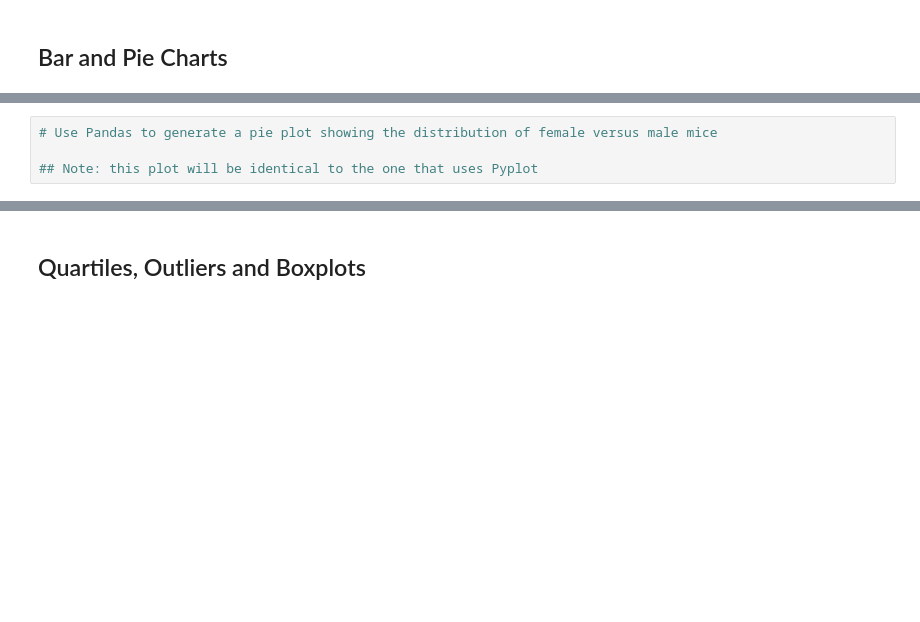
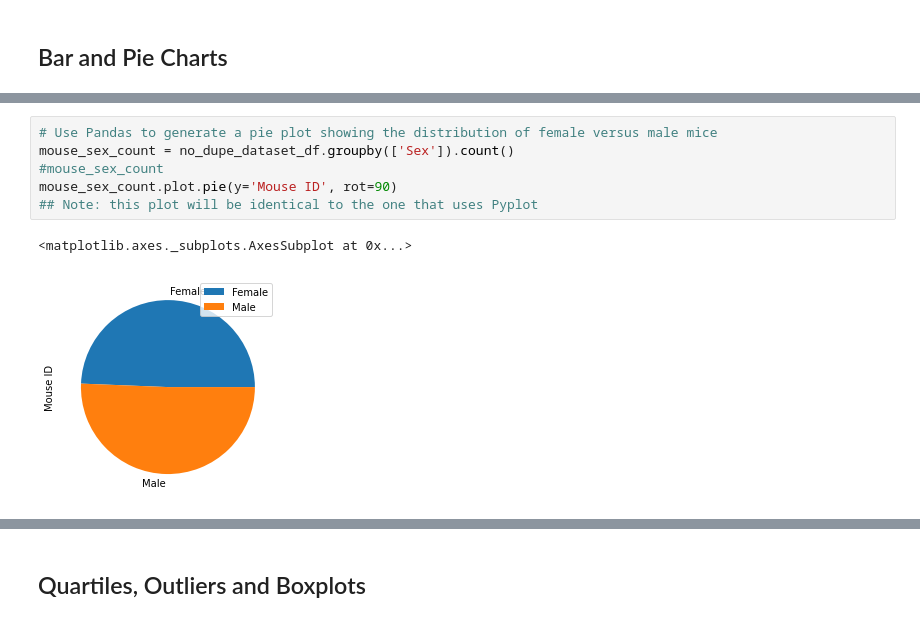
Before and after one commit to rabscuttle/matplotlib-challenge, a Jupyter notebook: pymaceuticals_starter.ipynb, the cells around one changed output, grey strips where cells are left out. Saved outputs shown, nothing was run; the diff lists cells and outputs as text; blank space fills up the shorter version.

```diff
--- a/pymaceuticals_starter.ipynb
+++ b/pymaceuticals_starter.ipynb
@@ -136,6 +144,11 @@ plt.xticks(rotation='vertical')
 # %%
 # Use Pandas to generate a pie plot showing the distribution of female versus male mice
-
+mouse_sex_count = no_dupe_dataset_df.groupby(['Sex']).count()
+#mouse_sex_count
+mouse_sex_count.plot.pie(y='Mouse ID', rot=90)
 ## Note: this plot will be identical to the one that uses Pyplot
+# %% [output]
+<matplotlib.axes._subplots.AxesSubplot at 0x...>
+[figure, added]
 # %%
 # Use Pyplot to generate a pie plot showing the distribution of female versus male mice
```
Also changed, not shown: parts of 14 cells of this notebook.
